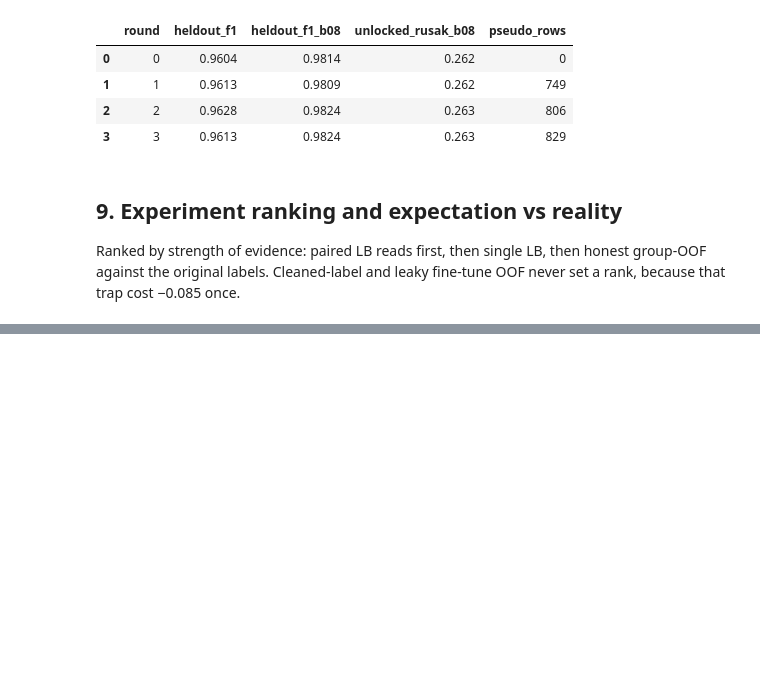
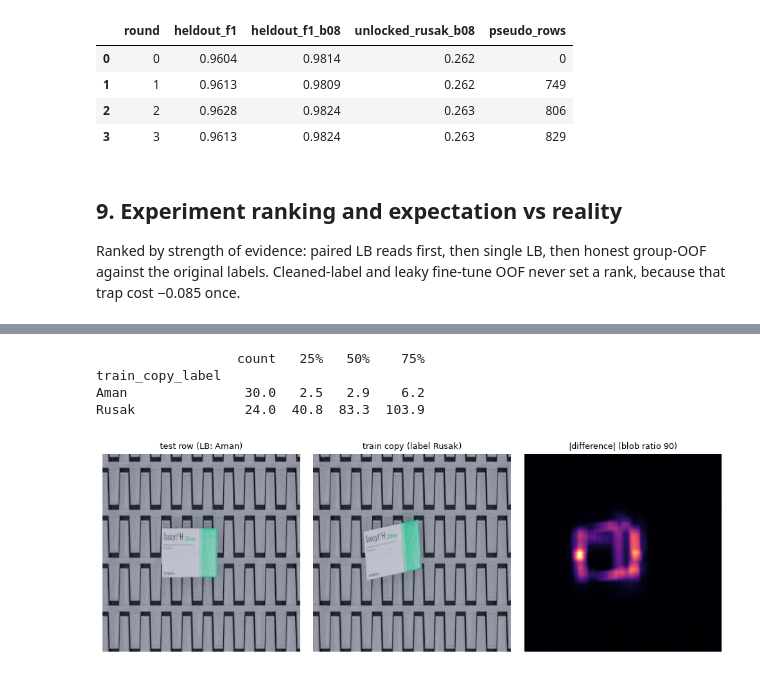
Before and after one commit to yauwes/datascape-jev-rlcd-pipeline, a Jupyter notebook: notebook/Datascape_Pipeline.ipynb, the cells around one changed output, grey strips where cells are left out. Cells and saved outputs as stored; diff of their text form; code cells hidden in the pictures; blank space fills up the shorter version.

```diff
--- a/notebook/Datascape_Pipeline.ipynb
+++ b/notebook/Datascape_Pipeline.ipynb
@@ -396,0 +419,7 @@ notebook finished in 2s
+# %%
+import subprocess, sys
+r = subprocess.run([sys.executable, 'work/make_d11.py'], cwd=ROOT, capture_output=True, text=True); print(r.stdout[-400:], r.stderr[-400:])
+assert hashlib.md5((SUBS / 'd11_lbopt.csv').read_bytes()).hexdigest() == '42efaf9d097e2d7c49cdecb3aea996d4', 'd11 rebuild differs from the submitted file'
+d11 = pd.read_csv(SUBS / 'd11_lbopt.csv'); d08 = pd.read_csv(SUBS / 'd08_grand_consensus_champion.csv')
+m = d11.merge(d08, on='filename', suffixes=('_d11', '_d08')); ch = m[m.label_d11 != m.label_d08]
+print(len(ch), 'rows differ from d08'); ch.groupby(['label_d08', 'label_d11']).size()
@@ -396,0 +442,27 @@ notebook finished in 2s
+# %%
+import matplotlib.pyplot as plt
+from scipy.ndimage import uniform_filter
+from PIL import Image
+I10, S10 = np.load(W / 'nntr_sscd.npz')['i'], np.load(W / 'nntr_sscd.npz')['s']; NCC10 = np.load(W / 'pix_all.npz')['ncc']
+mf = pd.read_csv(W / 'emb' / 'meta_sorted.csv'); te_idx = np.where(mf.split == 'test')[0]; n = 256
+def g(r):
+    a = np.asarray(Image.open(ROOT / mf.path.values[r]).convert('L').resize((n, n), Image.BILINEAR), np.float32); return (a - a.mean()) / (a.std() + 1e-6)
+rows = []
+for t in te_idx[(mf.w.values[te_idx] == 416) & (mf.h.values[te_idx] == 416)]:
+    k = NCC10[t].argmax()
+    if NCC10[t, k] < .95: continue
+    c = I10[t, k]; A, B = g(t), g(c)
+    views = [np.rot90(v, j) for v in (A, A[:, ::-1]) for j in range(4)]; V = views[int(np.argmax([(v * B).sum() for v in views]))]
+    db = uniform_filter(np.abs(V - B), 13); rows.append(dict(train_copy_label=mf.label.values[c], blob_ratio=float(db.max() / (np.median(db) + 1e-3)), t=t, c=c, diff=db))
+B416 = pd.DataFrame(rows); print(B416.groupby('train_copy_label').blob_ratio.describe()[['count', '25%', '50%', '75%']].round(1))
+ex = B416[B416.train_copy_label == 'Rusak'].sort_values('blob_ratio').iloc[len(B416[B416.train_copy_label == 'Rusak']) // 2]
+fig, ax = plt.subplots(1, 3, figsize=(10, 3.4))
+for a_, im, ttl in zip(ax, [Image.open(ROOT / mf.path.values[ex.t]), Image.open(ROOT / mf.path.values[ex.c]), ex['diff']], ['test row (LB: Aman)', 'train copy (label Rusak)', f'|difference| (blob ratio {ex.blob_ratio:.0f})']):
+    a_.imshow(im, cmap='magma' if ttl.startswith('|') else None); a_.set_title(ttl, fontsize=9); a_.axis('off')
+plt.tight_layout(); plt.show()
+# %% [output]
+                  count   25%   50%    75%
+train_copy_label
+Aman               30.0   2.5   2.9    6.2
+Rusak              24.0  40.8  83.3  103.9
+[figure, added]
```
Also changed, not shown: parts of 9 cells of this notebook, 1 other file.
